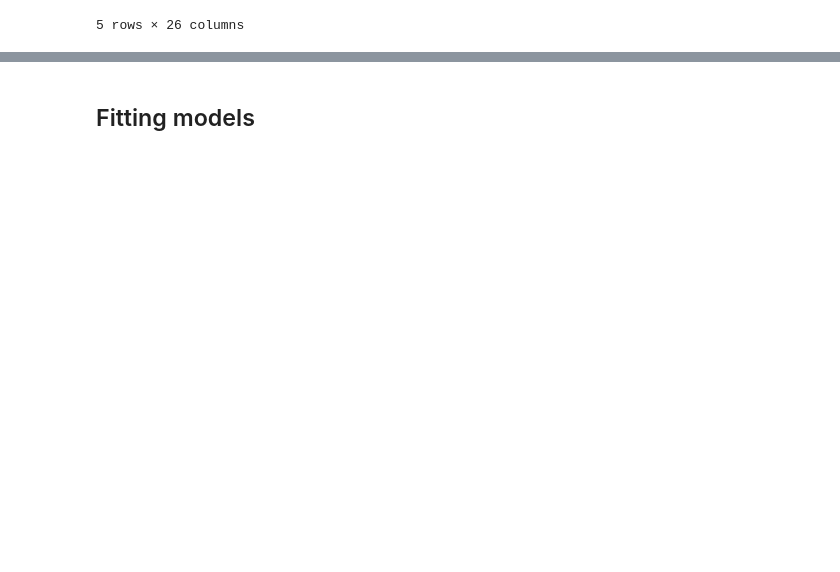
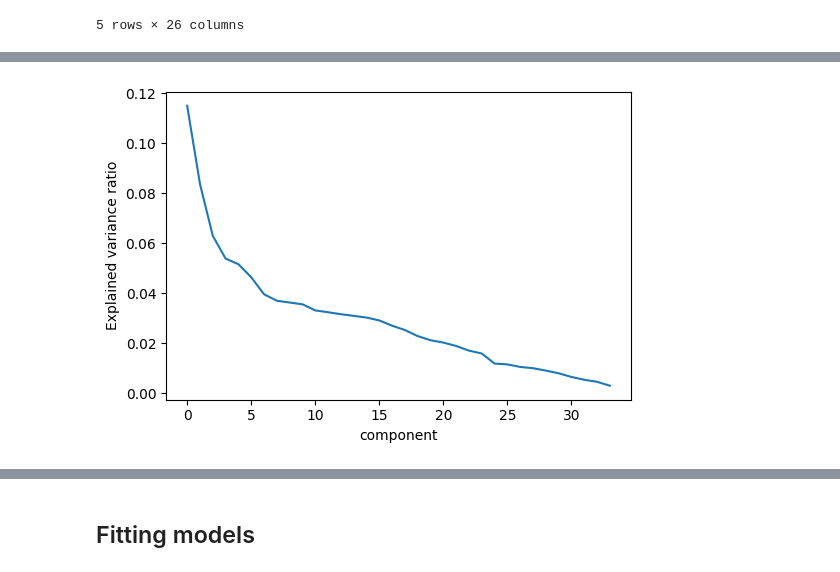
Before and after one commit to guillaume-plc/descartes-ds-test, a Jupyter notebook: notebook.ipynb, the cells around one changed output, grey strips where cells are left out. Drawn from its saved outputs; the diff is of its cells as text; code cells hidden in the pictures; blank space fills up the shorter version.

```diff
--- a/notebook.ipynb
+++ b/notebook.ipynb
@@ -102,18 +106,20 @@ Scale numeric values to have zero mean and unit variance. Scaling transform is c
 # %%
-X = clean.drop("TARGET_FLAG", axis="columns") # features
-y = clean["TARGET_FLAG"] # labels
+X = clean.drop("TARGET_FLAG", axis="columns").to_numpy() # features
+y = clean["TARGET_FLAG"].to_numpy() # labels
 
-# Split the dataset between a train and test set
-X_train, X_test, y_train, y_test = train_test_split(X, y, test_size=.2, random_state=0)
+# Split the dataset between a train and test set used to validate model performance
+X_train, X_test, y_train, y_test = train_test_split(X, y, test_size=.2, random_state=0, stratify=y)
 
 # Normalize each feature
-scaled_feat = X.columns # scale all columns or only numeric features ?
 scaler = StandardScaler()
-scaler.fit(X_train[scaled_feat])
-X_train[scaled_feat] = scaler.transform(X_train[scaled_feat])
-X_test[scaled_feat] = scaler.transform(X_test[scaled_feat])
+X_train = scaler.fit_transform(X_train)
+X_test = scaler.transform(X_test)
 
 # the standard scaler ignores NaNs. We replace NaNs by the mean value of each feature
-# which is now 0 since we standardized it.
-X_train = X_train.fillna(0.)
-X_test = X_test.fillna(0.)
+# which is now 0 since we centered the data.
+X_train = np.nan_to_num(X_train, nan=0.0)
+X_test = np.nan_to_num(X_test, nan=0.0)
+
+n_samples = X.shape[0]
+n_features = X.shape[1]
+print(f"{n_samples} samples, {n_features} features")
@@ -119,0 +132,13 @@ X_test = X_test.fillna(0.)
+# %%
+from sklearn.decomposition import PCA
+
+pca = PCA(svd_solver="full", random_state=0)
+pca.fit(X_train)
+
+fig, ax = plt.subplots(figsize=(6, 4))
+ax.plot(pca.explained_variance_ratio_)
+ax.set_xlabel("component")
+ax.set_ylabel("Explained variance ratio")
+plt.show()
+# %% [output]
+[figure, added]
```
Also changed, not shown: parts of 53 cells of this notebook, 1 other file.
